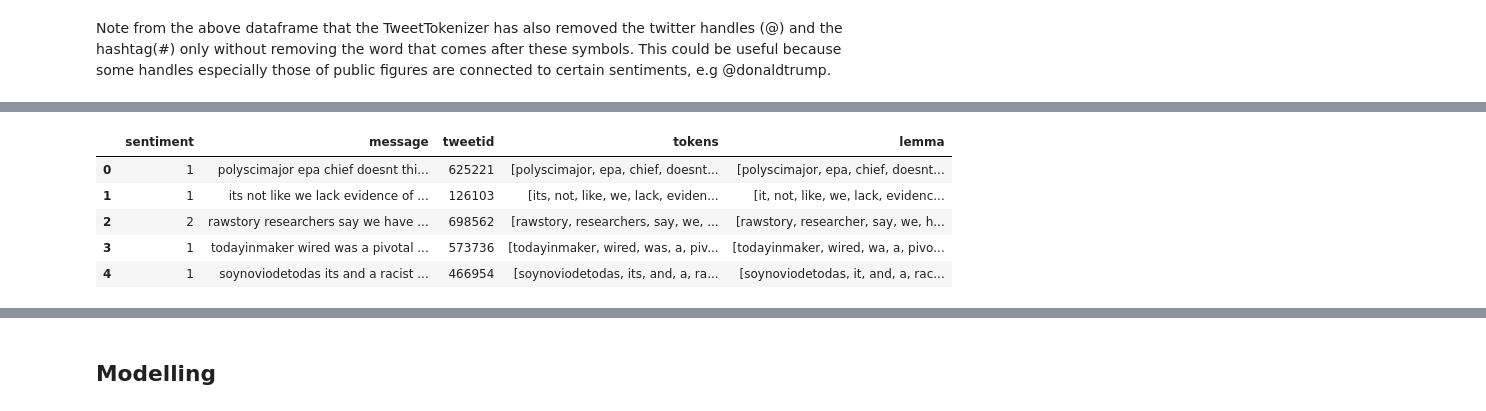
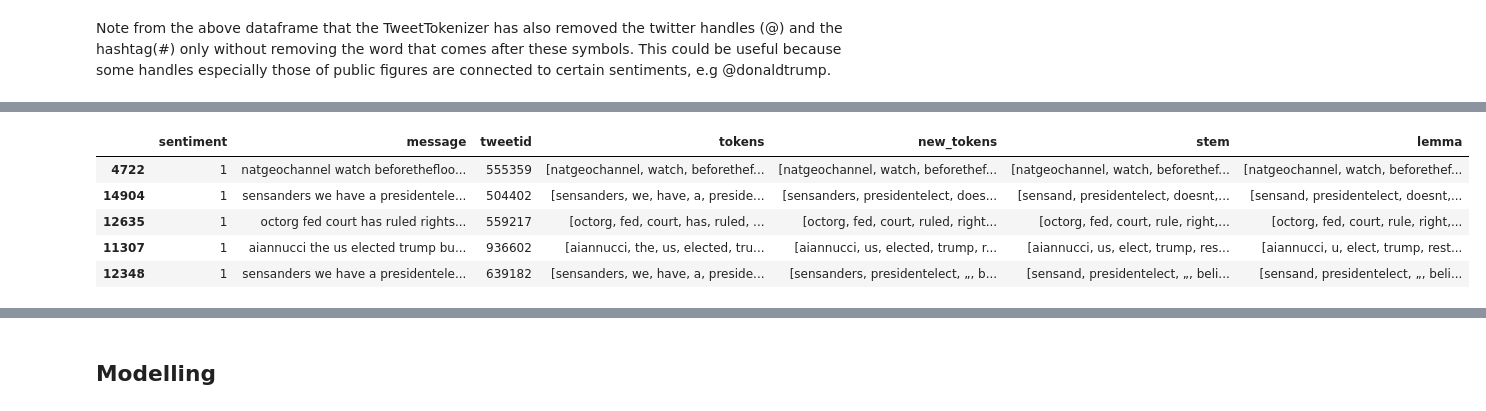
Before and after one commit to EricMbuthia/Explore-Classification-Team-6, a Jupyter notebook: Advanced Classification Team 6.ipynb, the cells around one changed output, grey strips where cells are left out. Cells and saved outputs as stored; diff of their text form; code cells hidden in the pictures.

```diff
--- a/Advanced Classification Team 6.ipynb
+++ b/Advanced Classification Team 6.ipynb
@@ -222,6 +380,6 @@ remove_noise(train_set, 'message')
 def remove_punctuation(post):
     return ''.join([l for l in post if l not in string.punctuation])
 
-train_set['message'] = train_set['message'].apply(remove_punctuation)
-train_set['message'].iloc[1000]
+train_set_balanced['message'] = train_set_balanced['message'].apply(remove_punctuation)
+train_set_balanced['message'].iloc[1000]
 # %% [output]
@@ -293,0 +423,5 @@ normalize_words(train_set, 'message')
+# %%
+def remove_stop_words(tokens):
+    return [t for t in tokens if t not in stopwords.words('english')]
+# %%
+train_set_balanced['new_tokens'] = train_set_balanced['tokens'].apply(remove_stop_words)
@@ -295,0 +444,3 @@ Note from the above dataframe that the TweetTokenizer has also removed the twitt
+# %%
+train_set_balanced['stem'] = train_set_balanced['new_tokens'].apply(train_stemmer, args=(stemmer, ))
+train_set_balanced.head()
@@ -300,12 +458,12 @@ lemmatizer = WordNetLemmatizer()
 def train_lemma(words, lemmatizer):
     return [lemmatizer.lemmatize(word) for word in words]
 # %%
-train_set['lemma'] = train_set['tokens'].apply(train_lemma, args=(lemmatizer, ))
-train_set.head()
+train_set_balanced['lemma'] = train_set_balanced['stem'].apply(train_lemma, args=(lemmatizer, ))
+train_set_balanced.head()
 # %% [output]
-|  | sentiment | message | tweetid | tokens | lemma |
-| 0 | 1 | polyscimajor epa chief doesnt thi... | 625221 | [polyscimajor, epa, chief, doesnt... | [polyscimajor, epa, chief, doesnt... |
-| 1 | 1 | its not like we lack evidence of ... | 126103 | [its, not, like, we, lack, eviden... | [it, not, like, we, lack, evidenc... |
-| 2 | 2 | rawstory researchers say we have ... | 698562 | [rawstory, researchers, say, we, ... | [rawstory, researcher, say, we, h... |
-| 3 | 1 | todayinmaker wired was a pivotal ... | 573736 | [todayinmaker, wired, was, a, piv... | [todayinmaker, wired, wa, a, pivo... |
-| 4 | 1 | soynoviodetodas its and a racist ... | 466954 | [soynoviodetodas, its, and, a, ra... | [soynoviodetodas, it, and, a, rac... |
+|  | sentiment | message | tweetid | tokens | new_tokens | stem | lemma |
+| 4722 | 1 | natgeochannel watch beforethefloo... | 555359 | [natgeochannel, watch, beforethef... | [natgeochannel, watch, beforethef... | [natgeochannel, watch, beforethef... | [natgeochannel, watch, beforethef... |
+| 14904 | 1 | sensanders we have a presidentele... | 504402 | [sensanders, we, have, a, preside... | [sensanders, presidentelect, does... | [sensand, presidentelect, doesnt,... | [sensand, presidentelect, doesnt,... |
+| 12635 | 1 | octorg fed court has ruled rights... | 559217 | [octorg, fed, court, has, ruled, ... | [octorg, fed, court, ruled, right... | [octorg, fed, court, rule, right,... | [octorg, fed, court, rule, right,... |
+| 11307 | 1 | aiannucci the us elected trump bu... | 936602 | [aiannucci, the, us, elected, tru... | [aiannucci, us, elected, trump, r... | [aiannucci, us, elect, trump, res... | [aiannucci, u, elect, trump, rest... |
+| 12348 | 1 | sensanders we have a presidentele... | 639182 | [sensanders, we, have, a, preside... | [sensanders, presidentelect, „, b... | [sensand, presidentelect, „, beli... | [sensand, presidentelect, „, beli... |
```
Also changed, not shown: parts of 105 cells of this notebook.
